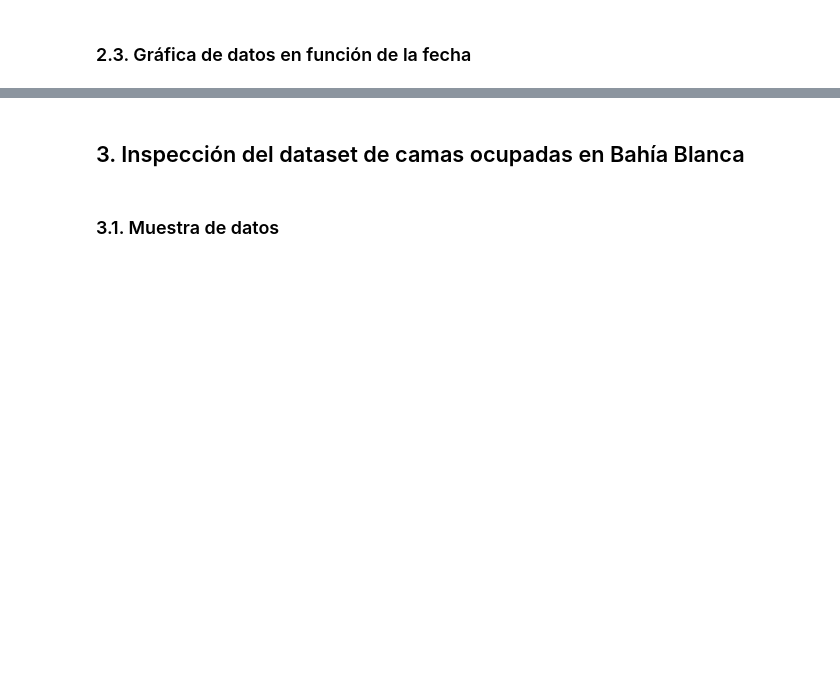
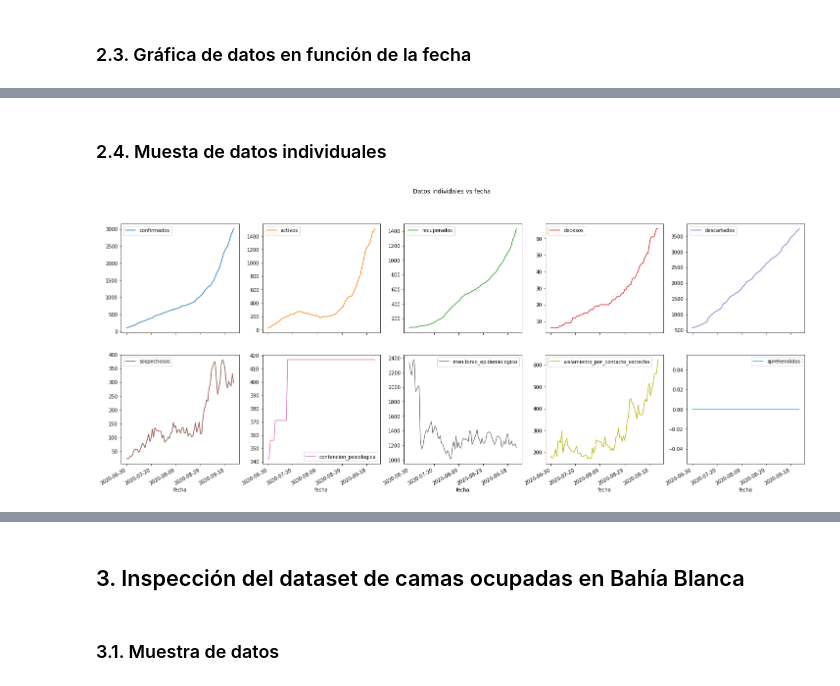
Before and after one commit to nicolassalomon96/aprendizaje_maquina_UNS, a Jupyter notebook: TP2/Ejercicio_1.ipynb, the cells around one changed output, grey strips where cells are left out. Drawn from its saved outputs; the diff is of its cells as text; code cells hidden in the pictures; blank space fills up the shorter version.

```diff
--- a/TP2/Ejercicio_1.ipynb
+++ b/TP2/Ejercicio_1.ipynb
@@ -109,0 +98,12 @@ covid_cases.plot(kind='line', x='fecha', yticks=range(0,4000,200), ylabel='Canti
+# %% [markdown]
+### 2.4. Muesta de datos individuales
+# %%
+covid_cases.plot(kind = 'line',
+                 x = 'fecha',
+                 subplots = True,
+                 layout = (2, 5),
+                 figsize=(25,10),
+                 title='Datos individales vs fecha')
+plt.show()
+# %% [output]
+[figure, added]
```
Also changed, not shown: parts of 26 cells of this notebook.
